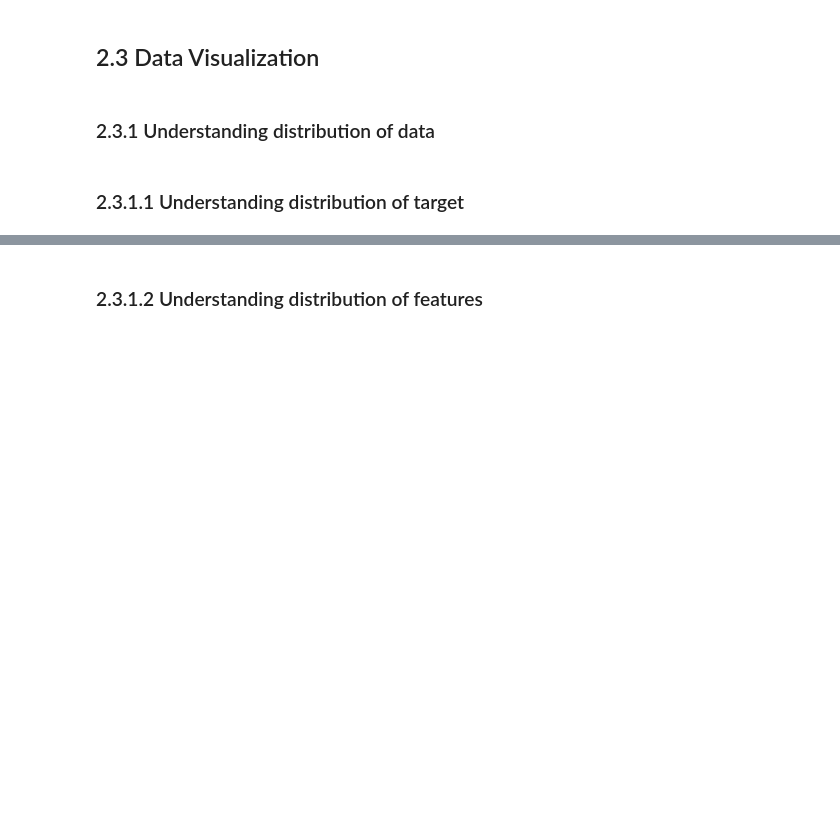
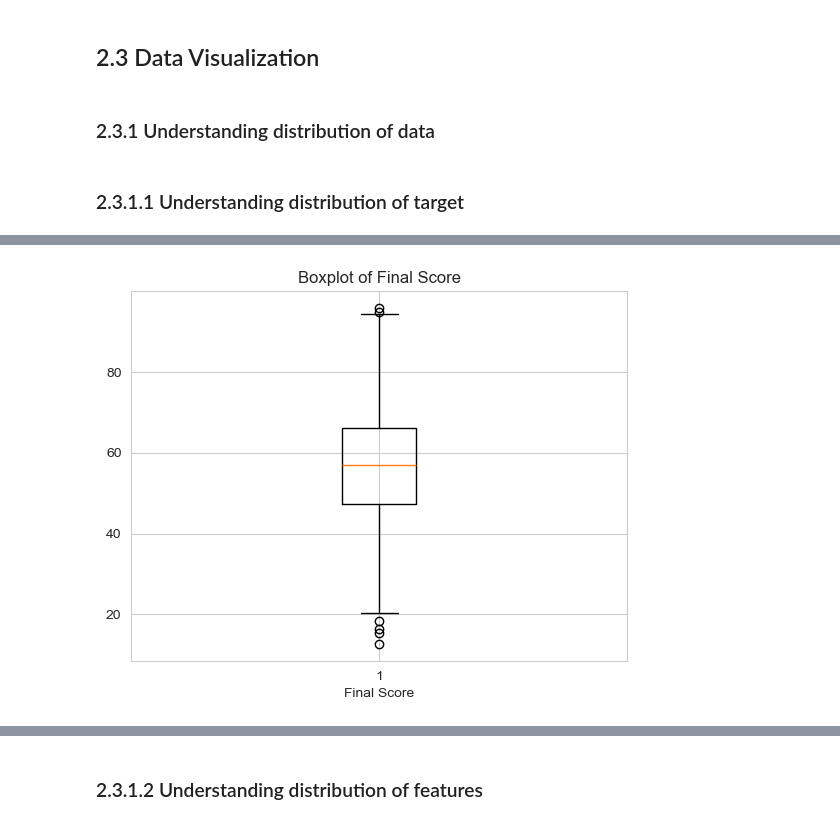
Before and after one commit to Yixuan003/mldp_project, a Jupyter notebook: MLDP Program Codes part2.ipynb, the cells around one changed output, grey strips where cells are left out. Cells and saved outputs as stored; diff of their text form; code cells hidden in the pictures; blank space fills up the shorter version.

```diff
--- a/MLDP Program Codes part2.ipynb
+++ b/MLDP Program Codes part2.ipynb
@@ -139,0 +138,9 @@ plt.show()
+# %%
+## Boxplot
+plt.figure()
+plt.boxplot(df["final_score"], vert=True)
+plt.xlabel("Final Score")
+plt.title("Boxplot of Final Score")
+plt.show()
+# %% [output]
+[figure, added]
```
Also changed, not shown: parts of 21 cells of this notebook.
